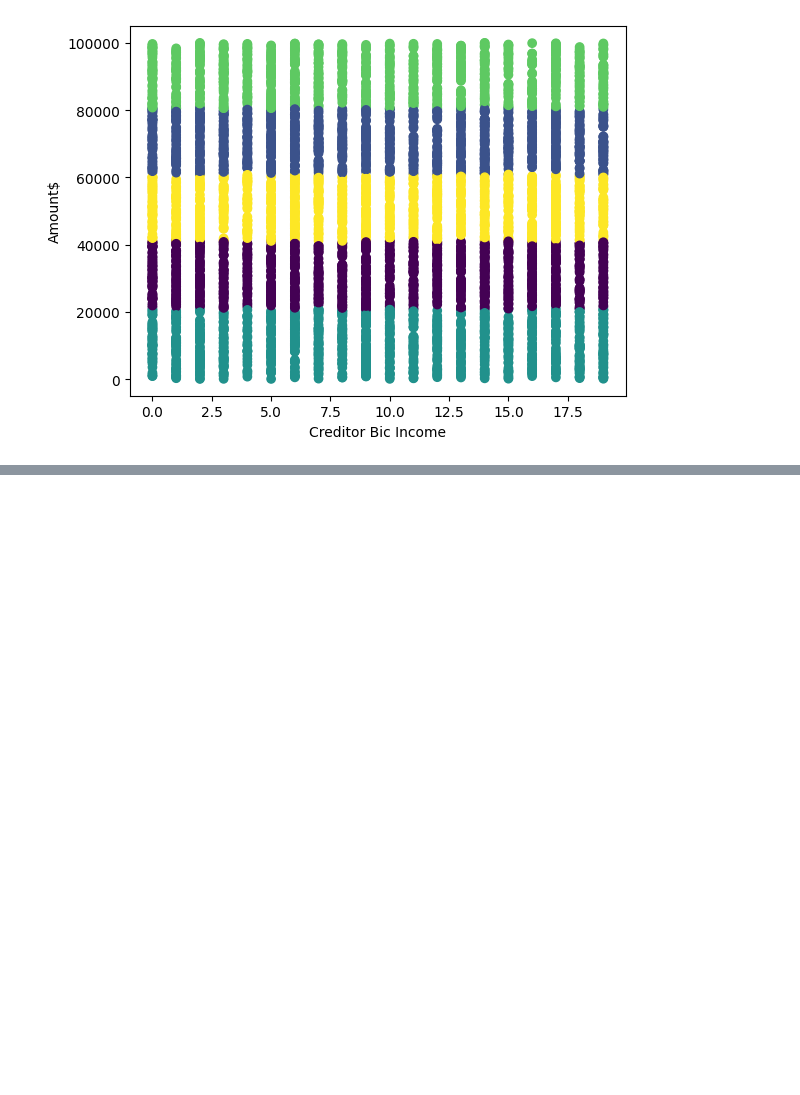
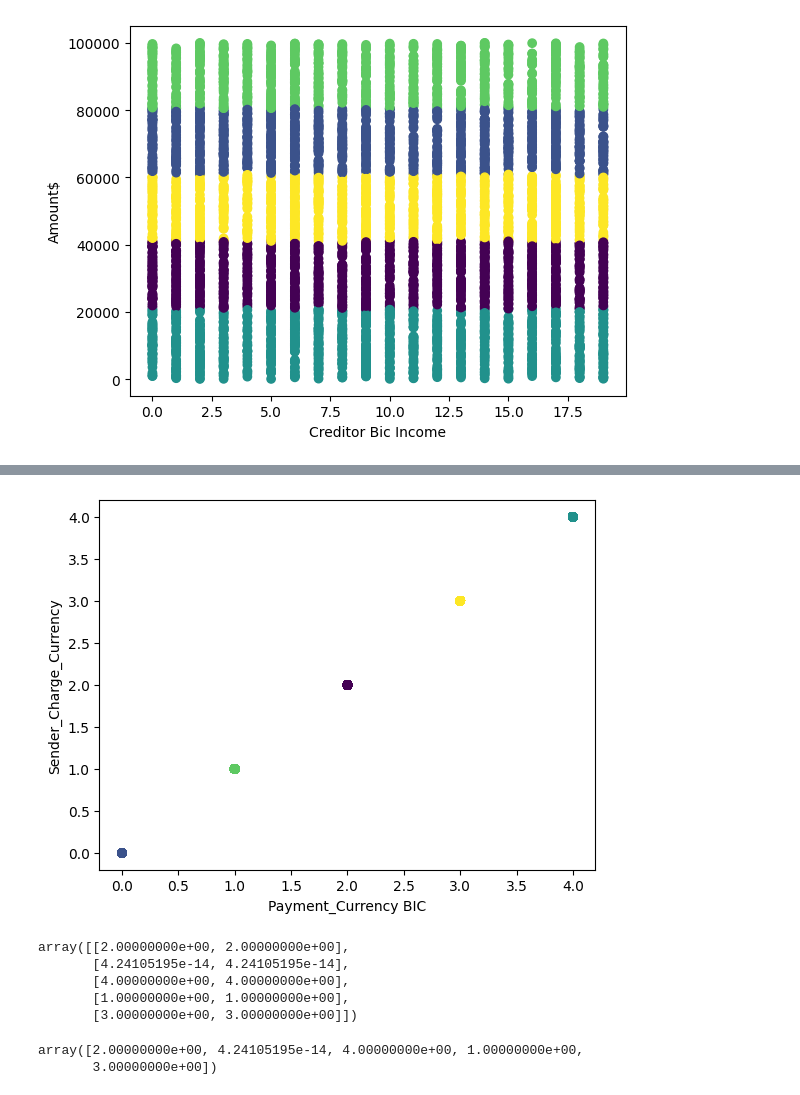
Before and after one commit to vijaykumarharakuni/data_analysis, a Jupyter notebook: Payment_Data_Revised_New.ipynb, the cells around one changed output, grey strips where cells are left out. Saved outputs shown, nothing was run; the diff lists cells and outputs as text; code cells hidden in the pictures; blank space fills up the shorter version.

```diff
--- a/Payment_Data_Revised_New.ipynb
+++ b/Payment_Data_Revised_New.ipynb
@@ -1041,0 +1278,12 @@ plt.show()
+# %%
+#plt.scatter(data['Purpose Code'],data['Payment_Amount'],c=y_pred)
+#plt.xlabel('Creditor BIC')
+#plt.ylabel('Charges Bearer')
+#plt.show()
+
+plt.scatter(data['Payment_Currency'],data['Sender_Charge_Currency'],c=y_pred)
+plt.xlabel('Payment_Currency BIC')
+plt.ylabel('Sender_Charge_Currency')
+plt.show()
+# %% [output]
+[figure, added]
@@ -1041,0 +1292,13 @@ plt.show()
+# %%
+model.cluster_centers_
+# %% [output]
+array([[2.00000000e+00, 2.00000000e+00],
+       [4.24105195e-14, 4.24105195e-14],
+       [4.00000000e+00, 4.00000000e+00],
+       [1.00000000e+00, 1.00000000e+00],
+       [3.00000000e+00, 3.00000000e+00]])
+# %%
+model.cluster_centers_[:, 0]
+# %% [output]
+array([2.00000000e+00, 4.24105195e-14, 4.00000000e+00, 1.00000000e+00,
+       3.00000000e+00])
```
Also changed, not shown: parts of 19 cells of this notebook.
